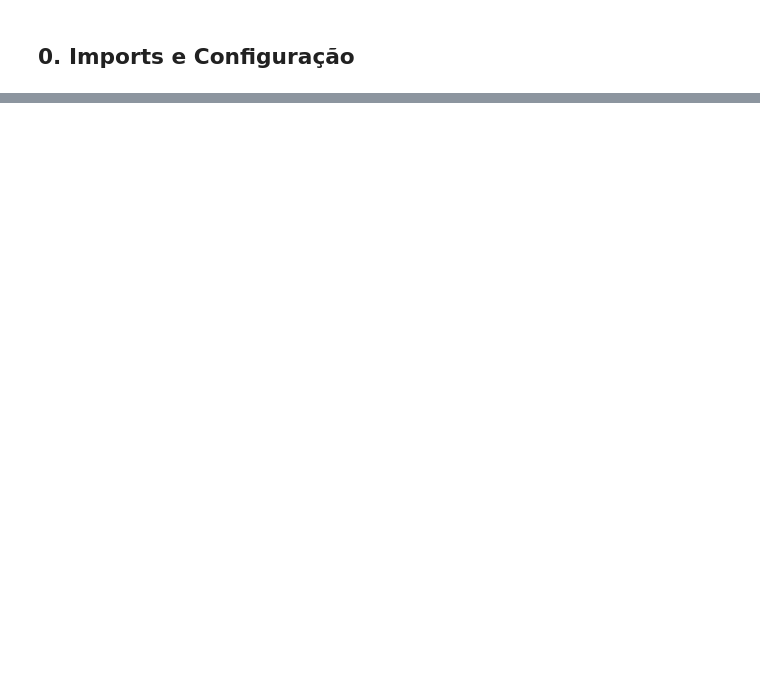
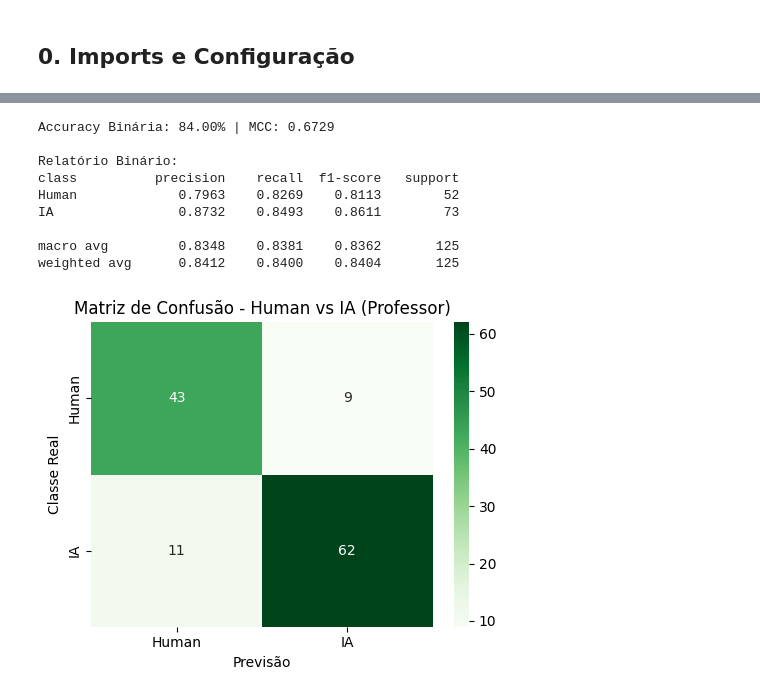
Before and after one commit to hhtomaswt11/HumanVsAI-TextClassifier--AP, a Jupyter notebook: notebooks/numpy_models.ipynb, the cells around one changed output, grey strips where cells are left out. Saved outputs shown, nothing was run; the diff lists cells and outputs as text; code cells hidden in the pictures; blank space fills up the shorter version.

```diff
--- a/notebooks/numpy_models.ipynb
+++ b/notebooks/numpy_models.ipynb
@@ -675,0 +546,22 @@ Baseline 1 (Human vs IA)        82.40 0.6367       Professor
+# %%
+X_ex = df_exemplos['Text'].values
+y_ex = df_exemplos['Label'].values
+
+preds_ex = pipeline_predict(X_ex, tfidf1_word, tfidf1_char, net1, tfidf2, net2, classes1, classes2)
+all_classes_ex = sorted(df_exemplos['Label'].unique().tolist())
+
+acc_ex = accuracy_score_np(y_ex, preds_ex)
+mcc_ex = matthews_corrcoef_multiclass(y_ex, preds_ex, labels=all_classes_ex)
+print(f'Accuracy (Dataset Professor): {acc_ex*100:.2f}%')
+print(f'MCC (Dataset Professor): {mcc_ex:.4f}')
+print('\nRelatório de Classificação:')
+print(classification_report_np(y_ex, preds_ex, labels=all_classes_ex))
+
+cm_ex = confusion_matrix_np(y_ex, preds_ex, labels=all_classes_ex)
+plt.figure(figsize=(8, 6))
+sns.heatmap(cm_ex, annot=True, fmt='d', cmap='Blues', xticklabels=all_classes_ex, yticklabels=all_classes_ex)
+plt.title('Matriz de Confusão - Dataset do Professor')
+plt.ylabel('Classe Real')
+plt.xlabel('Previsão')
+plt.tight_layout()
+plt.show()
@@ -675,0 +583,33 @@ Baseline 1 (Human vs IA)        82.40 0.6367       Professor
+# %%
+y_ex_bin = np.where(df_exemplos['Label'].values == 'Human', 'Human', 'IA')
+
+X_ex_tfidf1 = np.hstack([tfidf1_word.transform(X_ex), tfidf1_char.transform(X_ex)])
+dummy_y_ex1 = np.zeros((len(X_ex), len(classes1)))
+probs_ex1 = net1.predict(TextDataset(X_ex_tfidf1, dummy_y_ex1))
+preds_ex_bin = [classes1[np.argmax(p)] for p in probs_ex1]
+
+acc_bin = accuracy_score_np(y_ex_bin, preds_ex_bin)
+mcc_bin = matthews_corrcoef_multiclass(y_ex_bin, preds_ex_bin, labels=['Human', 'IA'])
+print(f'Accuracy Binária: {acc_bin*100:.2f}% | MCC: {mcc_bin:.4f}')
+print('\nRelatório Binário:')
+print(classification_report_np(y_ex_bin, preds_ex_bin, labels=['Human', 'IA']))
+
+cm_bin = confusion_matrix_np(y_ex_bin, preds_ex_bin, labels=['Human', 'IA'])
+plt.figure(figsize=(5, 4))
+sns.heatmap(cm_bin, annot=True, fmt='d', cmap='Greens', xticklabels=['Human', 'IA'], yticklabels=['Human', 'IA'])
+plt.title('Matriz de Confusão - Human vs IA (Professor)')
+plt.ylabel('Classe Real')
+plt.xlabel('Previsão')
+plt.tight_layout()
+plt.show()
+# %% [output]
+Accuracy Binária: 84.00% | MCC: 0.6729
+
+Relatório Binário:
+class          precision    recall  f1-score   support
+Human             0.7963    0.8269    0.8113        52
+IA                0.8732    0.8493    0.8611        73
+
+macro avg         0.8348    0.8381    0.8362       125
+weighted avg      0.8412    0.8400    0.8404       125
+[figure, added]
```
Also changed, not shown: parts of 49 cells of this notebook, 4 other files.
